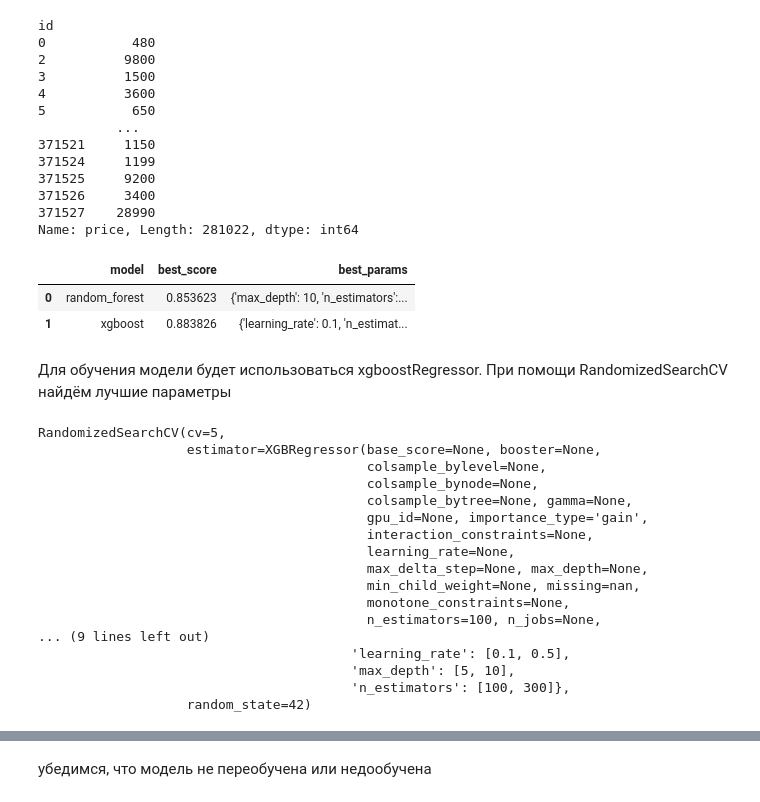
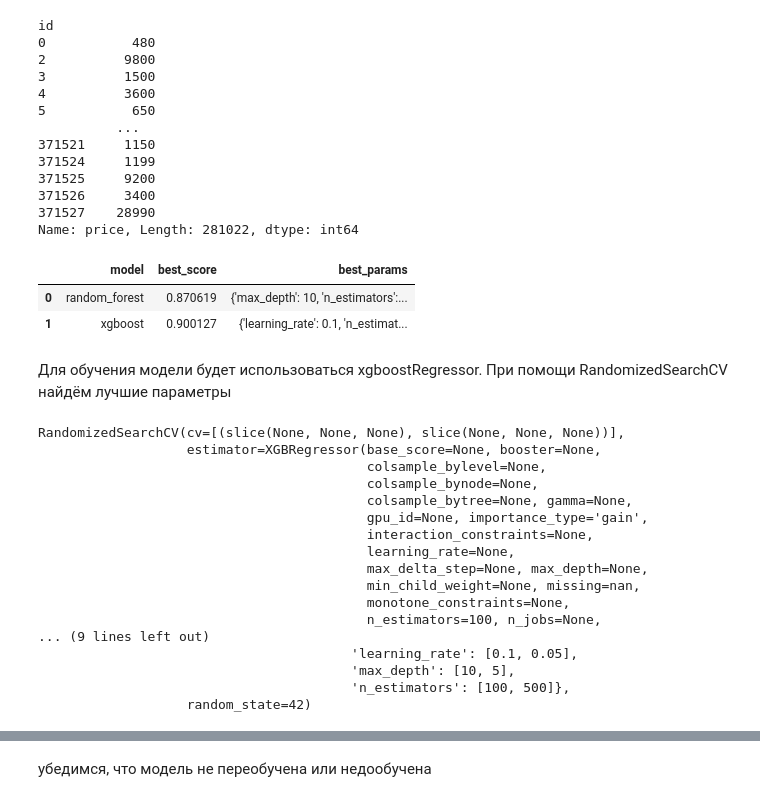
Before and after one commit to MainBattleElephant/Autos, a Jupyter notebook: Autos.ipynb, the cells around one changed output, grey strips where cells are left out. Cells and saved outputs as stored; diff of their text form; code cells hidden in the pictures.

```diff
--- a/Autos.ipynb
+++ b/Autos.ipynb
@@ -595,40 +605,40 @@ model_params = {
     }
 }
 # %%
-X_train, X_test, y_train, y_test = train_test_split(X, y, test_size = 0.85)
+X_train, X_test, y_train, y_test = train_test_split(X, y, test_size = 0.2)
 # %%
 scores = []
 
 for model_name, mp in model_params.items():
-    clf =  GridSearchCV(mp['model'], mp['params'], cv=4)
+    clf =  GridSearchCV(mp['model'], mp['params'], cv=[(slice(None), slice(None))])
     clf.fit(X_train, y_train)
     scores.append({
         'model': model_name,
         'best_score': clf.best_score_,
         'best_params': clf.best_params_
     })
 
 mod_scr = pd.DataFrame(scores,columns=['model','best_score','best_params'])
 mod_scr
 # %% [output]
 |  | model | best_score | best_params |
-| 0 | random_forest | 0.853623 | {'max_depth': 10, 'n_estimators':... |
-| 1 | xgboost | 0.883826 | {'learning_rate': 0.1, 'n_estimat... |
+| 0 | random_forest | 0.870619 | {'max_depth': 10, 'n_estimators':... |
+| 1 | xgboost | 0.900127 | {'learning_rate': 0.1, 'n_estimat... |
 # %% [markdown]
 Для обучения модели будет использоваться xgboostRegressor. При помощи RandomizedSearchCV найдём лучшие параметры
 # %%
-xgb = XGBRegressor()
+xgb = xgb.XGBRegressor()
 param_space = {
-        "gamma": [0, 10, 20],
-        "max_depth": [5, 10],
-        "learning_rate": [0.1, 0.5],
-        "n_estimators": [100, 300]
+        "gamma": [1, 10, 50],
+        "max_depth": [10, 5],
+        "learning_rate": [0.1, 0.05],
+        "n_estimators": [100, 500]
 }
-xgb_optim = RandomizedSearchCV(xgb, param_space, n_iter=8, cv=5, random_state=42)
+xgb_optim = RandomizedSearchCV(xgb, param_space, n_iter=8, cv=[(slice(None), slice(None))], random_state=42)
 
 xgb_optim.fit(X_train, y_train)
 # %% [output]
-RandomizedSearchCV(cv=5,
+RandomizedSearchCV(cv=[(slice(None, None, None), slice(None, None, None))],
                    estimator=XGBRegressor(base_score=None, booster=None,
                                           colsample_bylevel=None,
                                           colsample_bynode=None,
@@ -641,9 +651,9 @@ RandomizedSearchCV(cv=5,
                                           monotone_constraints=None,
                                           n_estimators=100, n_jobs=None,
 ... (9 lines left out)
-                                        'learning_rate': [0.1, 0.5],
-                                        'max_depth': [5, 10],
-                                        'n_estimators': [100, 300]},
+                                        'learning_rate': [0.1, 0.05],
+                                        'max_depth': [10, 5],
+                                        'n_estimators': [100, 500]},
                    random_state=42)
 # %%
 xgb_optim.best_params_
```
Also changed, not shown: parts of 7 cells of this notebook.
